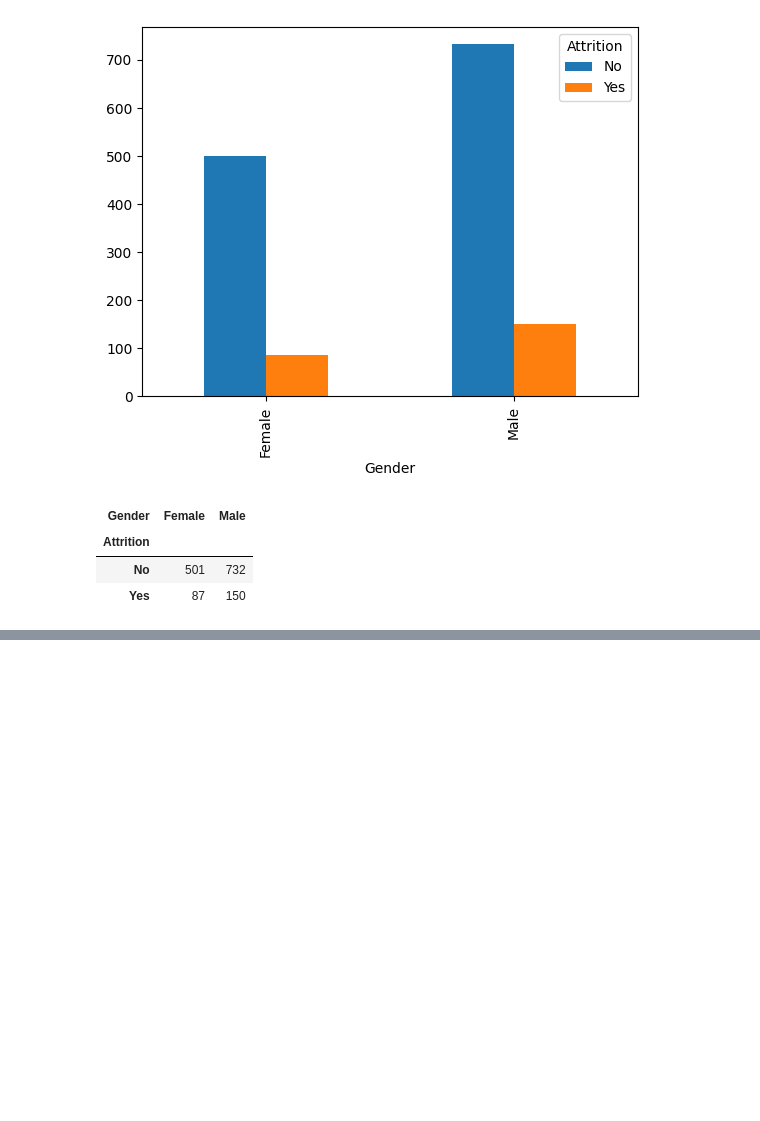
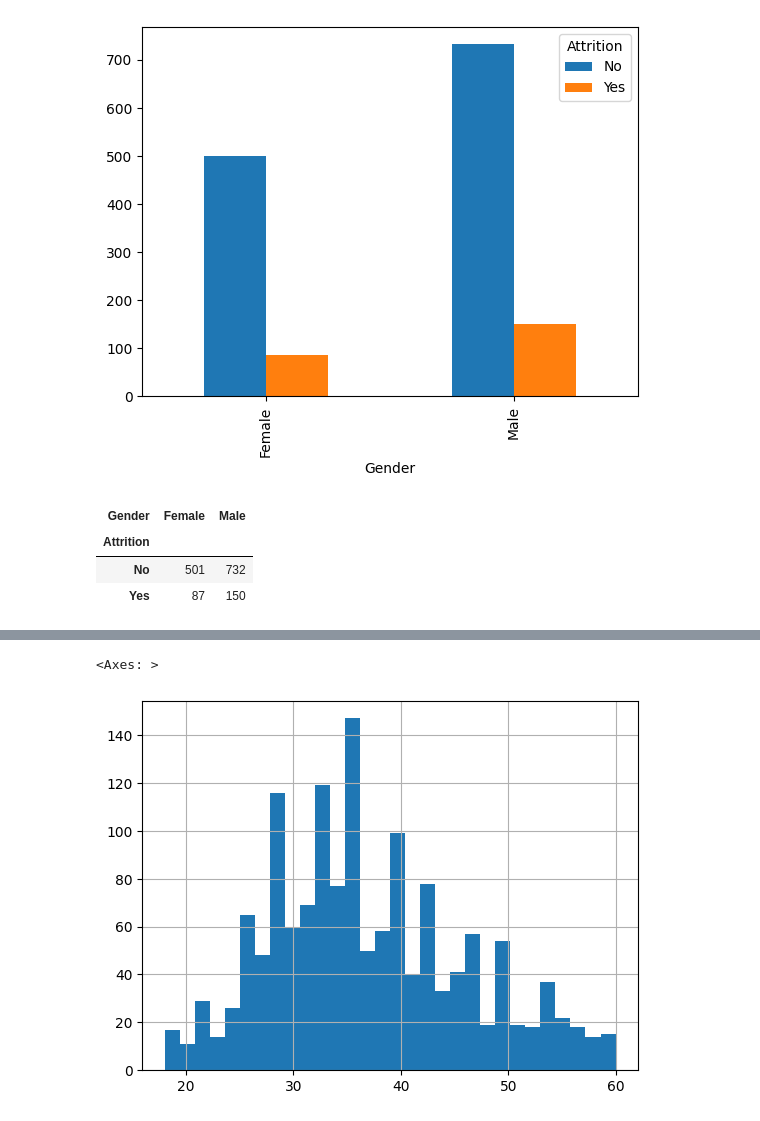
Before and after one commit to nirajacharya13/machine-learning, a Jupyter notebook: decision_trees/practice-problems/ibm-hr-analytics.ipynb, the cells around one changed output, grey strips where cells are left out. Saved outputs shown, nothing was run; the diff lists cells and outputs as text; code cells hidden in the pictures; blank space fills up the shorter version.

```diff
--- a/decision_trees/practice-problems/ibm-hr-analytics.ipynb
+++ b/decision_trees/practice-problems/ibm-hr-analytics.ipynb
@@ -138,0 +140,7 @@ plt.ylabel("Monthly Income");
+# %%
+#age distribution
+
+ibm_analytics.Age.hist(bins=30)
+# %% [output]
+<Axes: >
+[figure, added]
```
Also changed, not shown: parts of 9 cells of this notebook.
